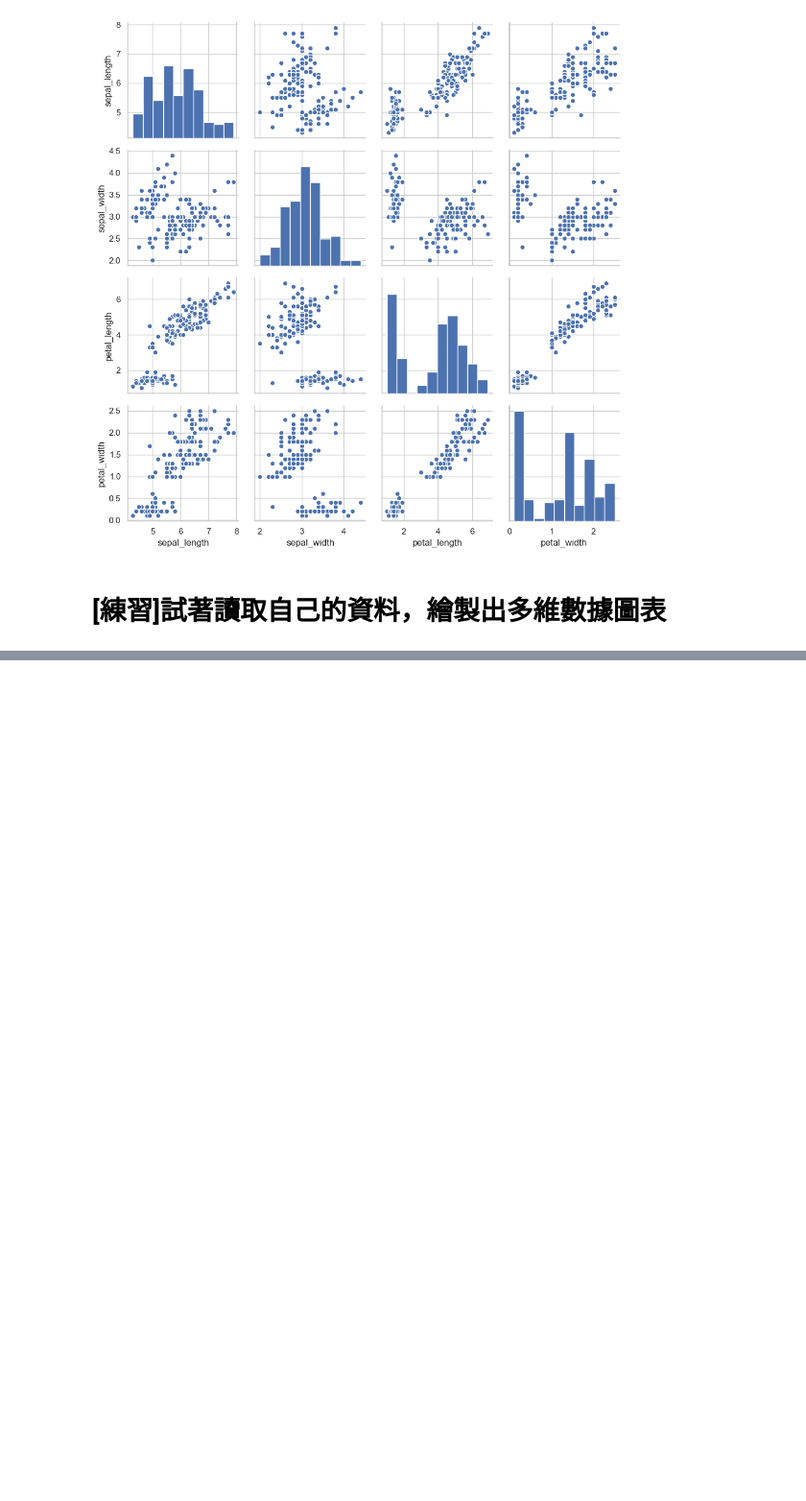
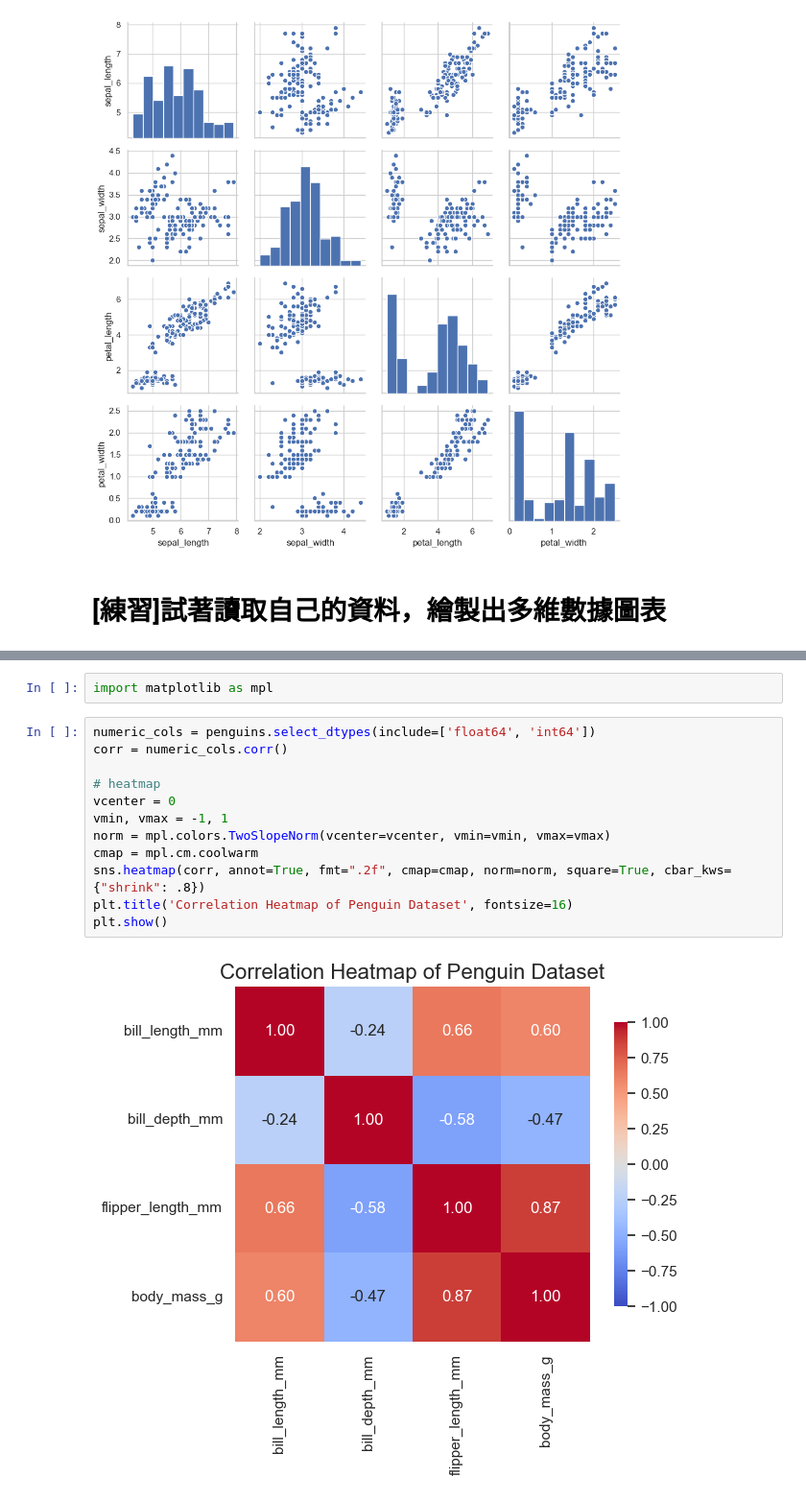
Before and after one commit to Yueh0315/IMLP, a Jupyter notebook: Unit02/2.4.2_Seaborn數據視覺化.ipynb, the cells around one changed output, grey strips where cells are left out. Shown at 96% size. Saved outputs shown, nothing was run; the diff lists cells and outputs as text; blank space fills up the shorter version.

```diff
--- a/Unit02/2.4.2_Seaborn數據視覺化.ipynb
+++ b/Unit02/2.4.2_Seaborn數據視覺化.ipynb
@@ -379,0 +400,16 @@ g = g.map_offdiag(plt.scatter, edgecolor = 'w', s=40)
+# %%
+import matplotlib as mpl
+# %%
+numeric_cols = penguins.select_dtypes(include=['float64', 'int64'])
+corr = numeric_cols.corr()
+
+# heatmap
+vcenter = 0
+vmin, vmax = -1, 1
+norm = mpl.colors.TwoSlopeNorm(vcenter=vcenter, vmin=vmin, vmax=vmax)
+cmap = mpl.cm.coolwarm
+sns.heatmap(corr, annot=True, fmt=".2f", cmap=cmap, norm=norm, square=True, cbar_kws={"shrink": .8})
+plt.title('Correlation Heatmap of Penguin Dataset', fontsize=16)
+plt.show()
+# %% [output]
+[figure, added]
```
Also changed, not shown: parts of 4 cells of this notebook.
